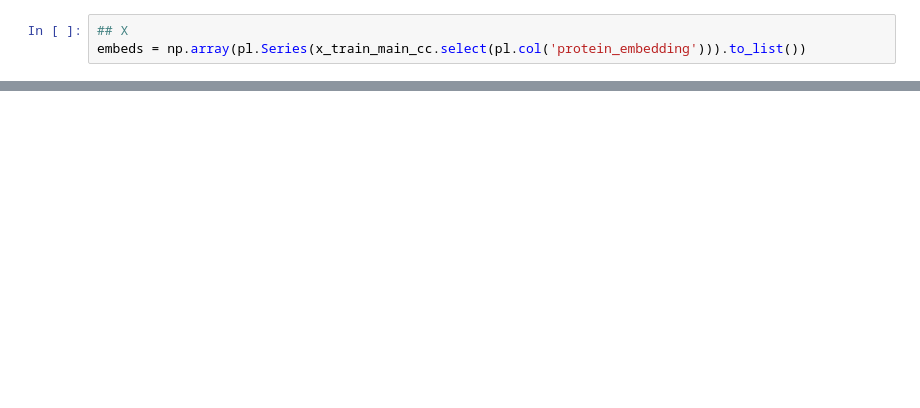
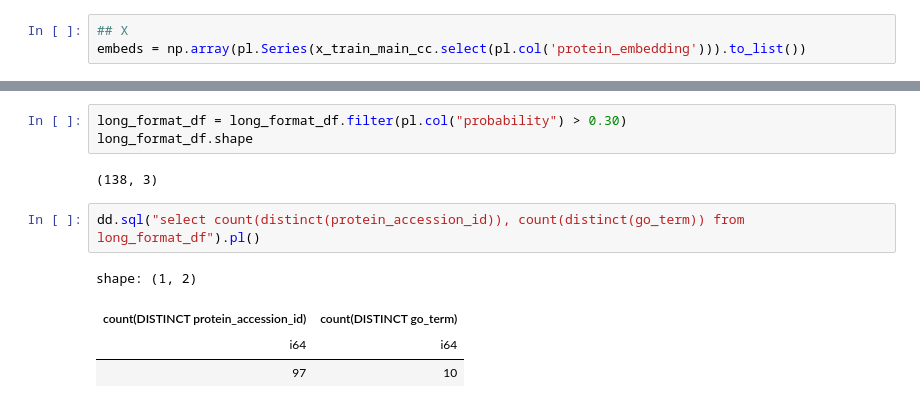
Before and after one commit to sumaniitm/cafa-6-protein-function-prediction-kaggle, a Jupyter notebook: logistic-regression-experiments.ipynb, the cells around one changed output, grey strips where cells are left out. Cells and saved outputs as stored; diff of their text form; blank space fills up the shorter version.

```diff
--- a/logistic-regression-experiments.ipynb
+++ b/logistic-regression-experiments.ipynb
@@ -271,0 +518,12 @@ shape of y_test -->  (18009, 1500)
+# %%
+long_format_df = long_format_df.filter(pl.col("probability") > 0.30)
+long_format_df.shape
+# %% [output]
+(138, 3)
+# %%
+dd.sql("select count(distinct(protein_accession_id)), count(distinct(go_term)) from long_format_df").pl()
+# %% [output]
+shape: (1, 2)
+| count(DISTINCT protein_accession_id) | count(DISTINCT go_term) |
+| i64 | i64 |
+| 97 | 10 |
```
Also changed, not shown: parts of 42 cells of this notebook.
